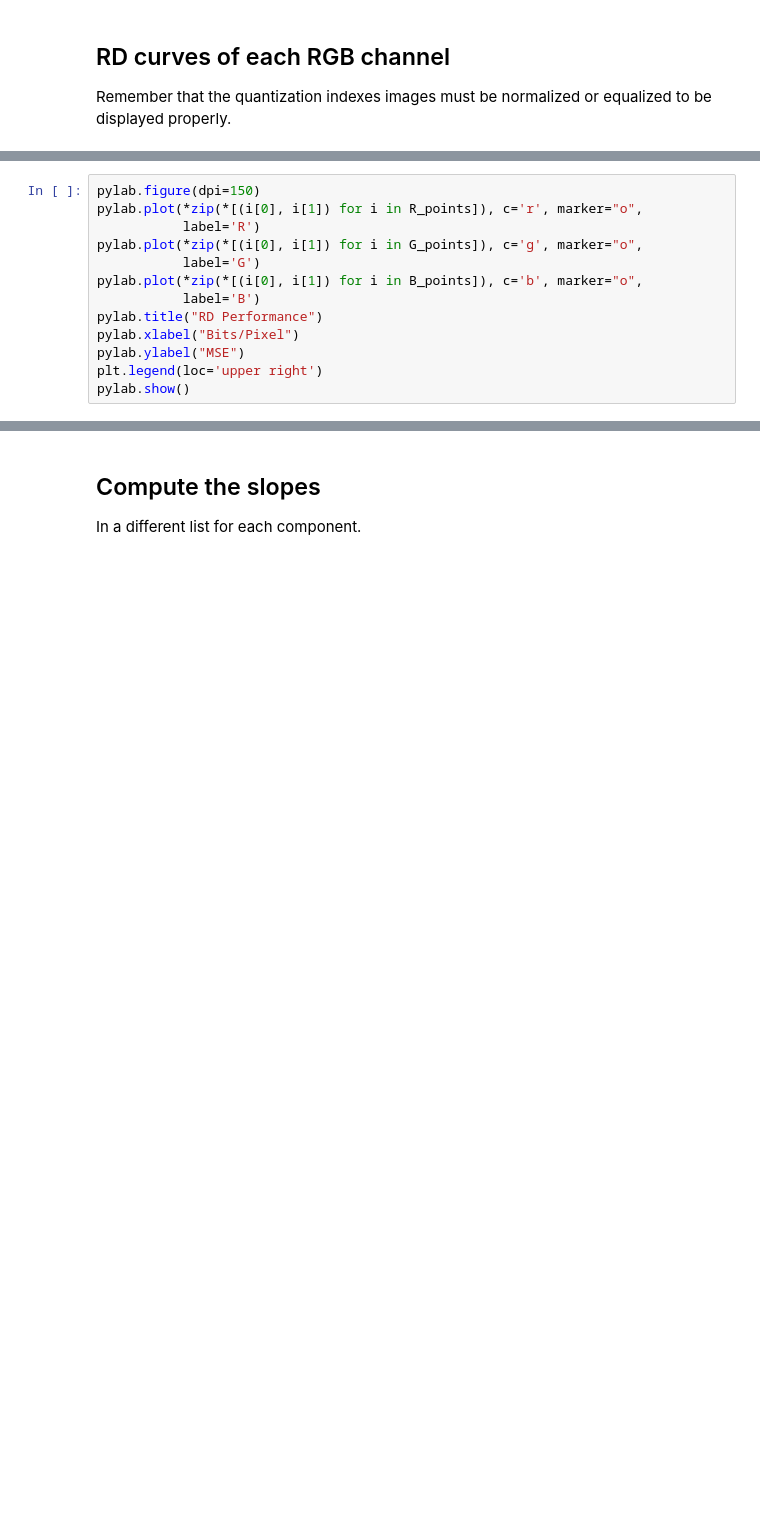
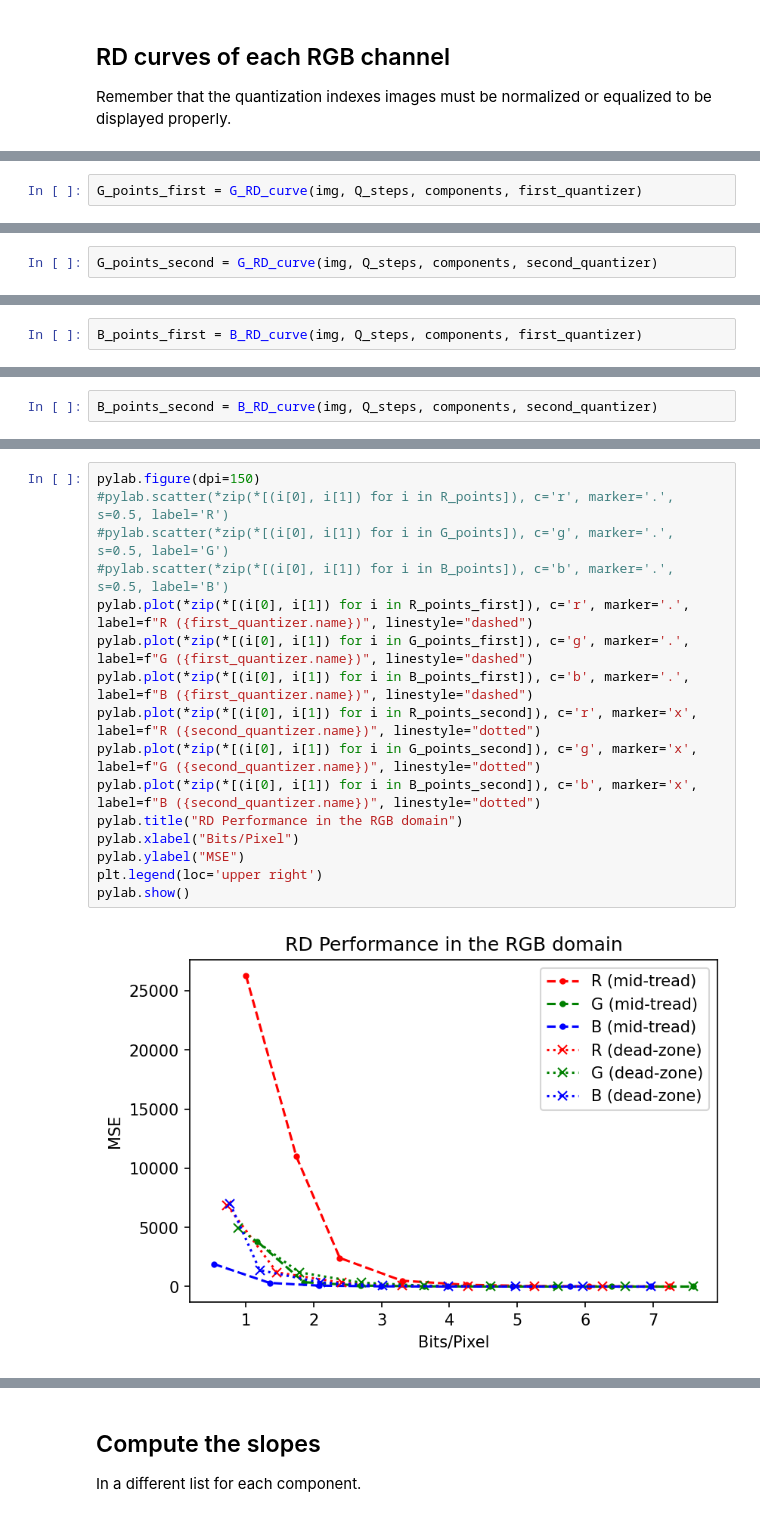
Before and after one commit to Sistemas-Multimedia/Sistemas-Multimedia.github.io, a Jupyter notebook: milestones/05-RGB_quantization/RGB_quantization.ipynb, the cells around one changed output, grey strips where cells are left out. Drawn from its saved outputs; the diff is of its cells as text; blank space fills up the shorter version.

```diff
--- a/milestones/05-RGB_quantization/RGB_quantization.ipynb
+++ b/milestones/05-RGB_quantization/RGB_quantization.ipynb
@@ -173,0 +160,2 @@ B_points
+# %%
+G_points_first = G_RD_curve(img, Q_steps, components, first_quantizer)
@@ -173,0 +171,2 @@ B_points
+# %%
+G_points_second = G_RD_curve(img, Q_steps, components, second_quantizer)
@@ -173,0 +182,2 @@ B_points
+# %%
+B_points_first = B_RD_curve(img, Q_steps, components, first_quantizer)
@@ -173,0 +193,2 @@ B_points
+# %%
+B_points_second = B_RD_curve(img, Q_steps, components, second_quantizer)
@@ -174,13 +204,18 @@ B_points
 # %%
 pylab.figure(dpi=150)
-pylab.plot(*zip(*[(i[0], i[1]) for i in R_points]), c='r', marker="o",
-           label='R')
-pylab.plot(*zip(*[(i[0], i[1]) for i in G_points]), c='g', marker="o",
-           label='G')
-pylab.plot(*zip(*[(i[0], i[1]) for i in B_points]), c='b', marker="o",
-           label='B')
-pylab.title("RD Performance")
+#pylab.scatter(*zip(*[(i[0], i[1]) for i in R_points]), c='r', marker='.', s=0.5, label='R')
+#pylab.scatter(*zip(*[(i[0], i[1]) for i in G_points]), c='g', marker='.', s=0.5, label='G')
+#pylab.scatter(*zip(*[(i[0], i[1]) for i in B_points]), c='b', marker='.', s=0.5, label='B')
+pylab.plot(*zip(*[(i[0], i[1]) for i in R_points_first]), c='r', marker='.', label=f"R ({first_quantizer.name})", linestyle="dashed")
+pylab.plot(*zip(*[(i[0], i[1]) for i in G_points_first]), c='g', marker='.', label=f"G ({first_quantizer.name})", linestyle="dashed")
+pylab.plot(*zip(*[(i[0], i[1]) for i in B_points_first]), c='b', marker='.', label=f"B ({first_quantizer.name})", linestyle="dashed")
+pylab.plot(*zip(*[(i[0], i[1]) for i in R_points_second]), c='r', marker='x', label=f"R ({second_quantizer.name})", linestyle="dotted")
+pylab.plot(*zip(*[(i[0], i[1]) for i in G_points_second]), c='g', marker='x', label=f"G ({second_quantizer.name})", linestyle="dotted")
+pylab.plot(*zip(*[(i[0], i[1]) for i in B_points_second]), c='b', marker='x', label=f"B ({second_quantizer.name})", linestyle="dotted")
+pylab.title("RD Performance in the RGB domain")
 pylab.xlabel("Bits/Pixel")
 pylab.ylabel("MSE")
 plt.legend(loc='upper right')
 pylab.show()
+# %% [output]
+[figure, added]
```
Also changed, not shown: parts of 31 cells of this notebook, 4 other files.
